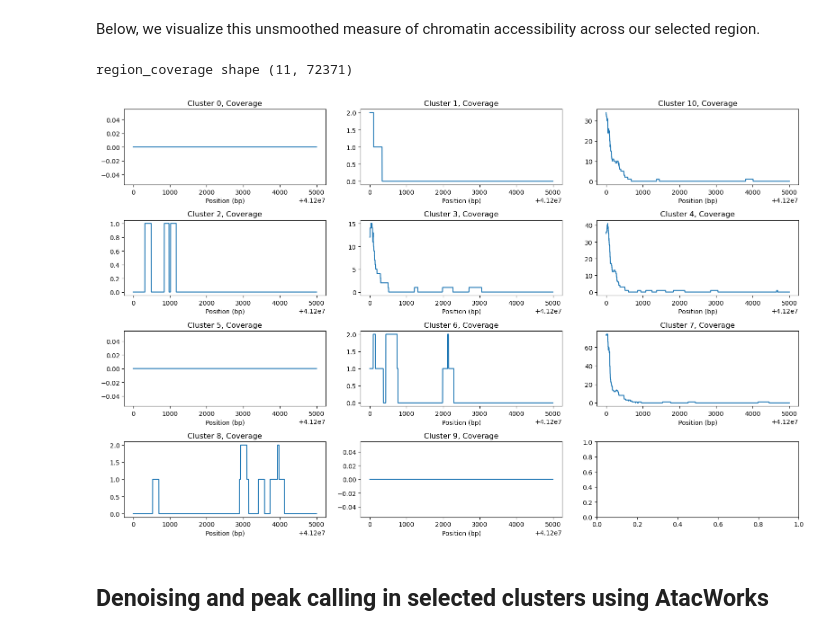
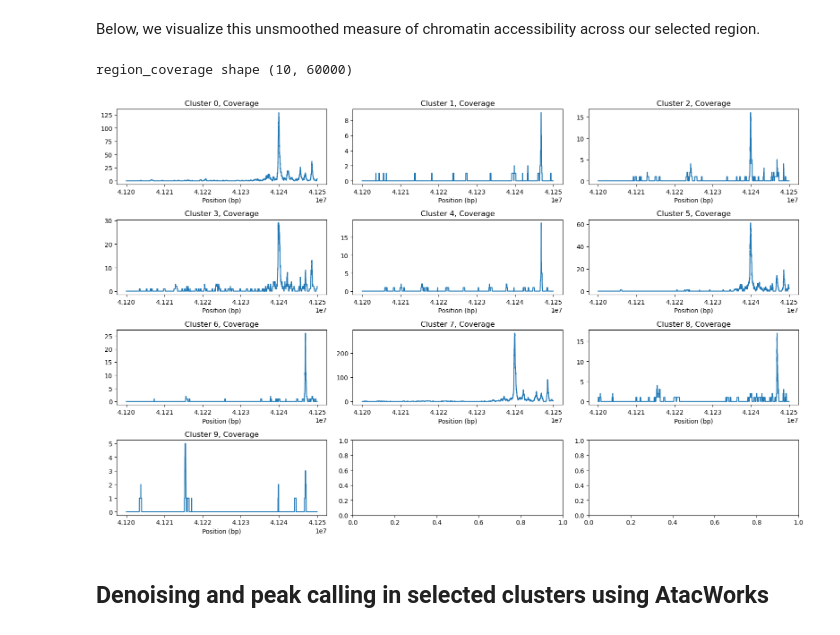
Before and after one commit to avantikalal/rapids-single-cell-examples, a Jupyter notebook: notebooks/5k_pbmc_coverage_gpu.ipynb, the cells around one changed output. Saved outputs shown, nothing was run; the diff lists cells and outputs as text; code cells hidden in the pictures.

```diff
--- a/notebooks/5k_pbmc_coverage_gpu.ipynb
+++ b/notebooks/5k_pbmc_coverage_gpu.ipynb
@@ -201,6 +201,10 @@ For this demonstration, we select a 50-kb region (including the MS4A1 marker gen
 %%time
 chrom = 'chr6'
 start = 41200000
-end = start + 5000
+end = start + 50000
+
+# if end - start < 50000:
+#     raise()
+
 cluster_ids = np.unique(clusters.cluster)
 # %% [output]
@@ -239,8 +243,10 @@ Wall time: 115 ms
 We use cuDF to count the number of fragments overlapping each base in our selected region, in each cluster.
 # %%
 %%time
+import importlib
+importlib.reload(coverage)
 
-region_coverage = coverage.get_coverages(reads, pad)
+region_coverage = coverage.get_coverages(reads, start, end, pad)
 print(region_coverage.shape)
 region_coverage
 # %% [output]
@@ -261,20 +267,20 @@ Below, we visualize this unsmoothed measure of chromatin accessibility across ou
 # %%
 fig, axs = plt.subplots(ncols = 3, nrows = 4, figsize = (16, 10), dpi=100)
 axs = axs.flatten()
 coords = np.arange(start, end)
 
 print("region_coverage shape", region_coverage.shape)
 
 for (i, cluster) in enumerate(cluster_ids):
-    axs[i].plot(coords, region_coverage[i][pad: 2*pad])
+    axs[i].plot(coords, region_coverage[i][pad: -pad])
     axs[i].set_title(f'Cluster {cluster}, Coverage')
     axs[i].set_xlabel('Position (bp)')
 
 plt.tight_layout()
 plt.show()
 # %% [output]
-region_coverage shape (11, 72371)
+region_coverage shape (10, 60000)
-[figure, old version]
+[figure, new version]
 # %% [markdown]
 ## Denoising and peak calling in selected clusters using AtacWorks
 # %%
```
Also changed, not shown: parts of 19 cells of this notebook, 1 other file.
